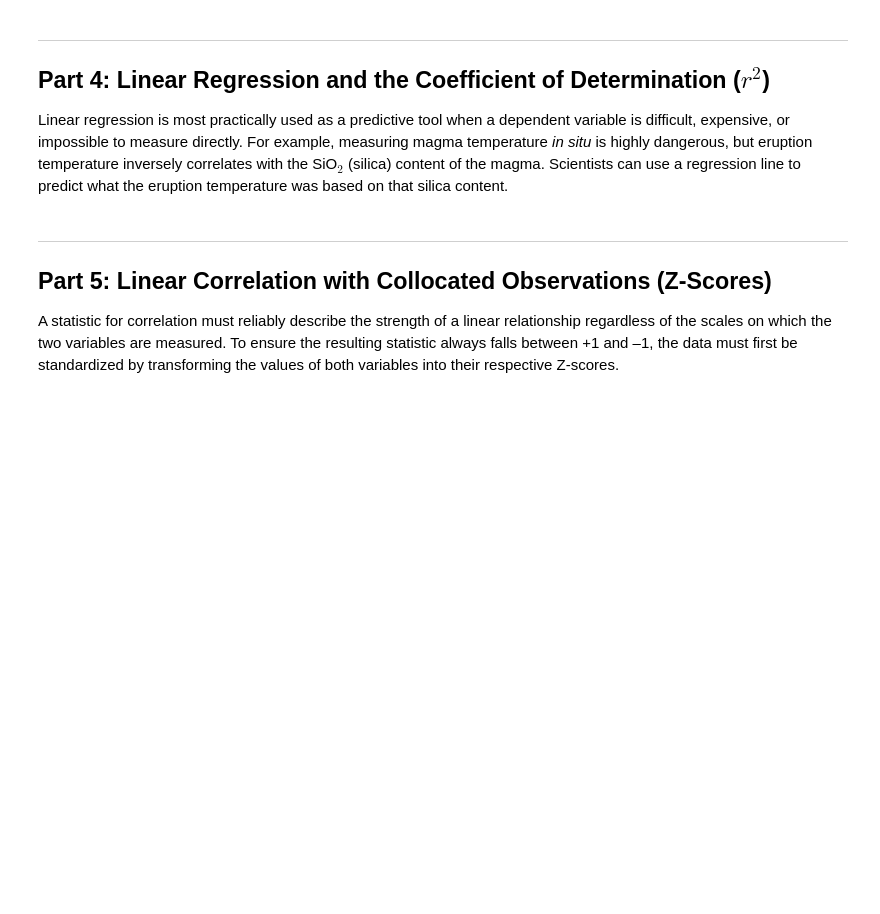
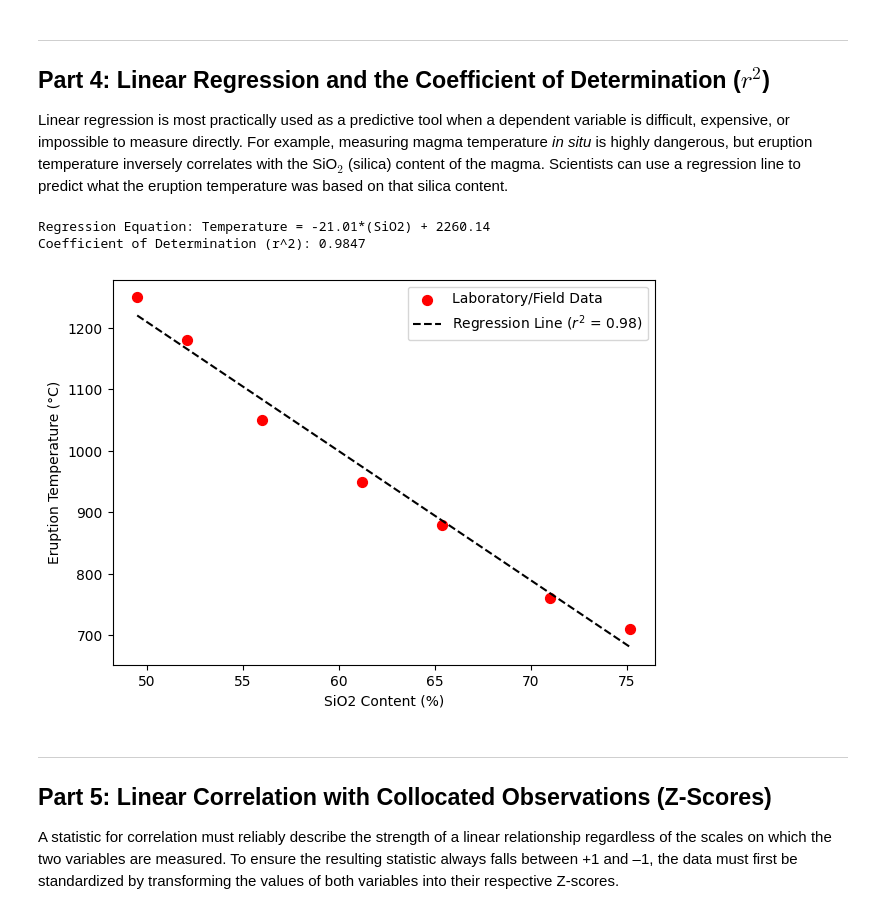
Before and after one commit to Hayden-Martin4250/Earthscience2245, a Jupyter notebook: ES2245_lab7.ipynb, the cells around one changed output. Cells and saved outputs as stored; diff of their text form; code cells hidden in the pictures; blank space fills up the shorter version.

```diff
--- a/ES2245_lab7.ipynb
+++ b/ES2245_lab7.ipynb
@@ -168,27 +187,35 @@ print(f"Calculated Velocity: {1/b_slope:.2f} degrees/second")
 
 Linear regression is most practically used as a predictive tool when a dependent variable is difficult, expensive, or impossible to measure directly. For example, measuring magma temperature *in situ* is highly dangerous, but eruption temperature inversely correlates with the SiO$_2$ (silica) content of the magma. Scientists can use a regression line to predict what the eruption temperature was based on that silica content.
 # %%
+import numpy as np
+from scipy import stats
+import matplotlib.pyplot as plt
+
 # Real-world proxies for Magma Silica Content (Independent, X) and Eruption Temp (Dependent, Y)
 sio2_percent = np.array([49.5, 52.1, 56.0, 61.2, 65.4, 71.0, 75.2])
 temperature_c = np.array([1250, 1180, 1050, 950, 880, 760, 710])
 
 slope, intercept, r_value, p_value, std_err = stats.linregress(sio2_percent, temperature_c)
 
 # TODO: Calculate the coefficient of determination (r-squared).
 # Hint: If all points are along the regression line, the unexplained component will be zero and r^2 will be 1.
-r_squared = None # <--- YOUR CODE HERE
+r_squared = r_value**2 # <--- YOUR CODE HERE
 
 print(f"Regression Equation: Temperature = {slope:.2f}*(SiO2) + {intercept:.2f}")
 print(f"Coefficient of Determination (r^2): {r_squared:.4f}")
 
 plt.figure(figsize=(7, 5))
 plt.scatter(sio2_percent, temperature_c, color='red', s=50, label='Laboratory/Field Data')
 plt.plot(sio2_percent, slope * sio2_percent + intercept, color='black',
          linestyle='--', label=f'Regression Line ($r^2$ = {r_squared:.2f})')
 plt.xlabel("SiO2 Content (%)")
 plt.ylabel("Eruption Temperature (°C)")
 plt.legend()
 plt.show()
+# %% [output]
+Regression Equation: Temperature = -21.01*(SiO2) + 2260.14
+Coefficient of Determination (r^2): 0.9847
+[figure, added]
 # %% [markdown]
 ---
 ## Part 5: Linear Correlation with Collocated Observations (Z-Scores)
```
Also changed, not shown: parts of 3 cells of this notebook.
